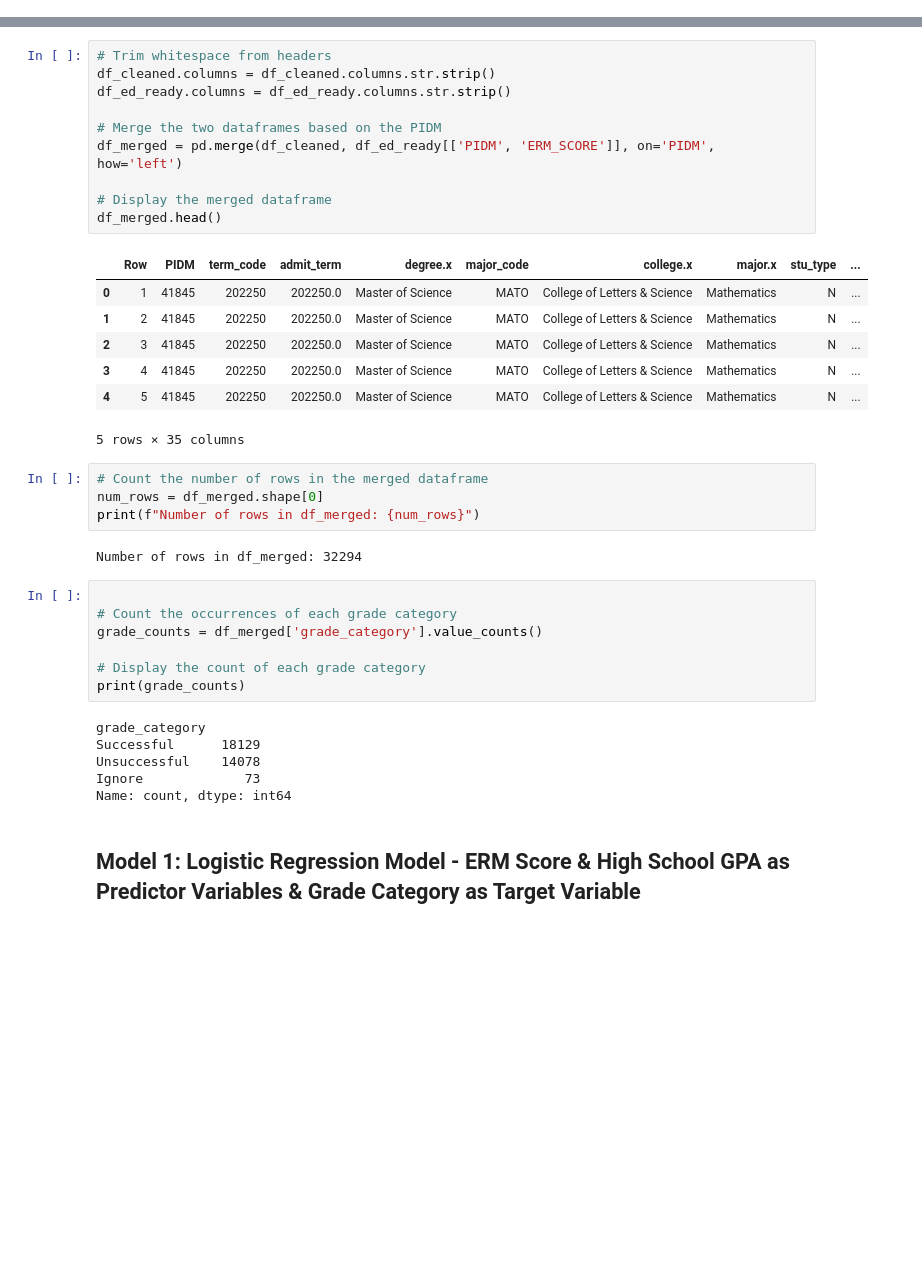
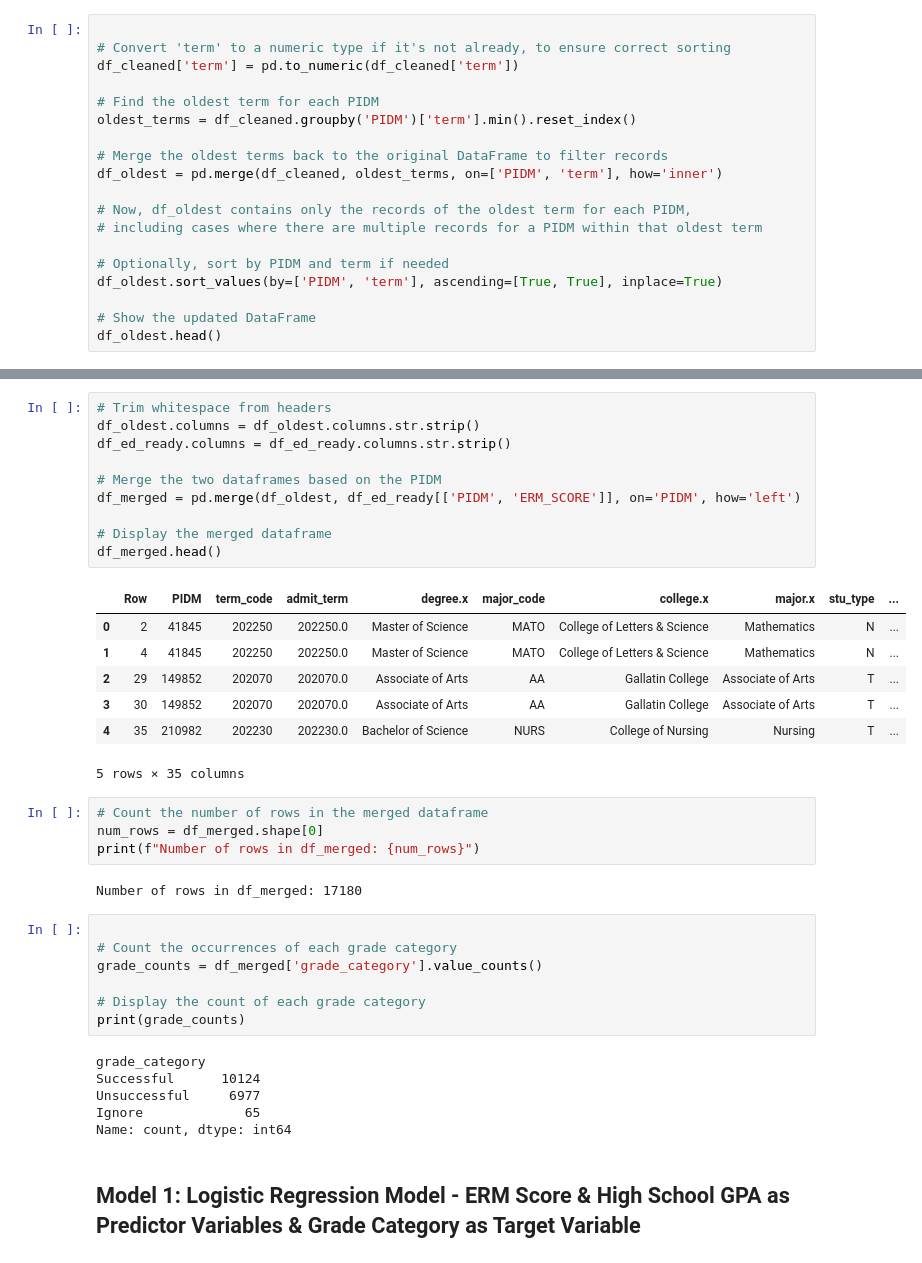
Before and after one commit to britrthompson/MSBA_Capstone, a Jupyter notebook: math_placement.ipynb, the cells around one changed output, grey strips where cells are left out. Cells and saved outputs as stored; diff of their text form; blank space fills up the shorter version.

```diff
--- a/math_placement.ipynb
+++ b/math_placement.ipynb
@@ -60,3 +62,22 @@ df_cleaned.head()
 | 3 | 4 | 41845 | 202250 | 202250.0 | Master of Science | MATO | College of Letters & Science | Mathematics | N | ... |
 | 4 | 5 | 41845 | 202250 | 202250.0 | Master of Science | MATO | College of Letters & Science | Mathematics | N | ... |
 5 rows × 34 columns
+# %%
+
+# Convert 'term' to a numeric type if it's not already, to ensure correct sorting
+df_cleaned['term'] = pd.to_numeric(df_cleaned['term'])
+
+# Find the oldest term for each PIDM
+oldest_terms = df_cleaned.groupby('PIDM')['term'].min().reset_index()
+
+# Merge the oldest terms back to the original DataFrame to filter records
+df_oldest = pd.merge(df_cleaned, oldest_terms, on=['PIDM', 'term'], how='inner')
+
+# Now, df_oldest contains only the records of the oldest term for each PIDM,
+# including cases where there are multiple records for a PIDM within that oldest term
+
+# Optionally, sort by PIDM and term if needed
+df_oldest.sort_values(by=['PIDM', 'term'], ascending=[True, True], inplace=True)
+
+# Show the updated DataFrame
+df_oldest.head()
@@ -63,27 +92,27 @@ df_cleaned.head()
 # %%
 # Trim whitespace from headers
-df_cleaned.columns = df_cleaned.columns.str.strip()
+df_oldest.columns = df_oldest.columns.str.strip()
 df_ed_ready.columns = df_ed_ready.columns.str.strip()
 
 # Merge the two dataframes based on the PIDM
-df_merged = pd.merge(df_cleaned, df_ed_ready[['PIDM', 'ERM_SCORE']], on='PIDM', how='left')
+df_merged = pd.merge(df_oldest, df_ed_ready[['PIDM', 'ERM_SCORE']], on='PIDM', how='left')
 
 # Display the merged dataframe
 df_merged.head()
 # %% [output]
 |  | Row | PIDM | term_code | admit_term | degree.x | major_code | college.x | major.x | stu_type | ... |
-| 0 | 1 | 41845 | 202250 | 202250.0 | Master of Science | MATO | College of Letters & Science | Mathematics | N | ... |
-| 1 | 2 | 41845 | 202250 | 202250.0 | Master of Science | MATO | College of Letters & Science | Mathematics | N | ... |
-| 2 | 3 | 41845 | 202250 | 202250.0 | Master of Science | MATO | College of Letters & Science | Mathematics | N | ... |
-| 3 | 4 | 41845 | 202250 | 202250.0 | Master of Science | MATO | College of Letters & Science | Mathematics | N | ... |
-| 4 | 5 | 41845 | 202250 | 202250.0 | Master of Science | MATO | College of Letters & Science | Mathematics | N | ... |
+| 0 | 2 | 41845 | 202250 | 202250.0 | Master of Science | MATO | College of Letters & Science | Mathematics | N | ... |
+| 1 | 4 | 41845 | 202250 | 202250.0 | Master of Science | MATO | College of Letters & Science | Mathematics | N | ... |
+| 2 | 29 | 149852 | 202070 | 202070.0 | Associate of Arts | AA | Gallatin College | Associate of Arts | T | ... |
+| 3 | 30 | 149852 | 202070 | 202070.0 | Associate of Arts | AA | Gallatin College | Associate of Arts | T | ... |
+| 4 | 35 | 210982 | 202230 | 202230.0 | Bachelor of Science | NURS | College of Nursing | Nursing | T | ... |
 5 rows × 35 columns
 # %%
 # Count the number of rows in the merged dataframe
 num_rows = df_merged.shape[0]
 print(f"Number of rows in df_merged: {num_rows}")
 # %% [output]
-Number of rows in df_merged: 32294
+Number of rows in df_merged: 17180
 # %%
 
 # Count the occurrences of each grade category
@@ -93,9 +122,9 @@ grade_counts = df_merged['grade_category'].value_counts()
 print(grade_counts)
 # %% [output]
 grade_category
-Successful      18129
-Unsuccessful    14078
-Ignore             73
+Successful      10124
+Unsuccessful     6977
+Ignore             65
 Name: count, dtype: int64
 # %% [markdown]
 ## Model 1: Logistic Regression Model - ERM Score & High School GPA as Predictor Variables & Grade Category as Target Variable
```
Also changed, not shown: parts of 10 cells of this notebook, 5 other files.
